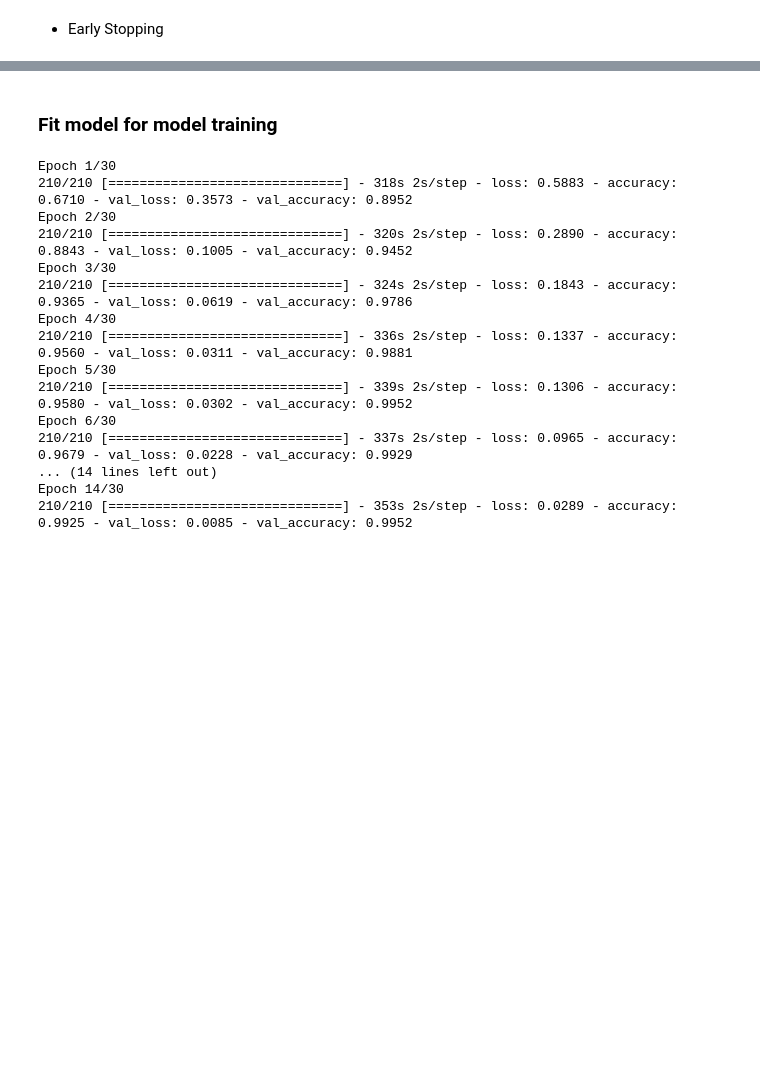
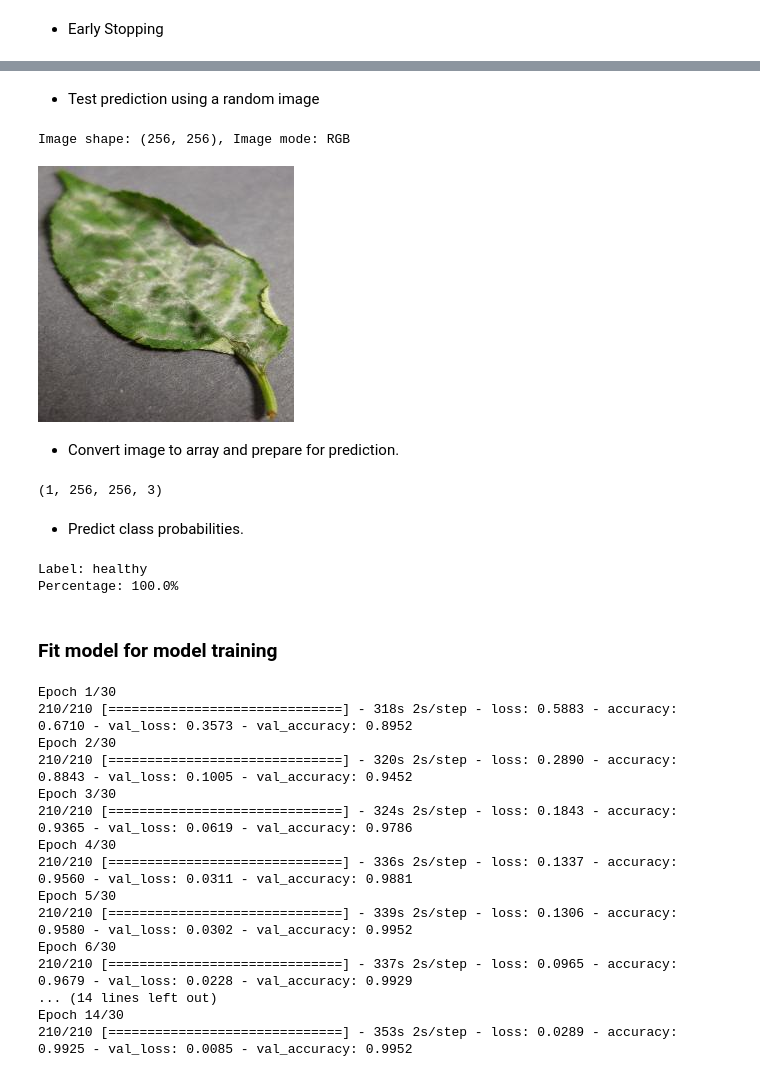
Before and after one commit to EMPZsolt/my-fifth-project, a Jupyter notebook: jupyter_notebooks/03 - Modelling and Evaluating.ipynb, the cells around one changed output, grey strips where cells are left out. Saved outputs shown, nothing was run; the diff lists cells and outputs as text; code cells hidden in the pictures; blank space fills up the shorter version.

```diff
--- a/jupyter_notebooks/03 - Modelling and Evaluating.ipynb
+++ b/jupyter_notebooks/03 - Modelling and Evaluating.ipynb
@@ -350,3 +596,50 @@ early_stop = EarlyStopping(monitor='val_loss',patience=2)
+# %% [markdown]
+* Test prediction using a random image
+# %%
+import random
+from tensorflow.keras.preprocessing import image
+
+pointer = 25
+label = labels[1] # select Healthy [0] or Infected [1]
+
+image_files = os.listdir(test_path + '/' + label)
+
+random_image_file = random.choice(image_files)
+
+pil_image = image.load_img(test_path + '/'+ label + '/'+ random_image_file,
+                          target_size=image_shape, color_mode='rgb')
+
+print(f'Image shape: {pil_image.size}, Image mode: {pil_image.mode}')
+pil_image
+# %% [output]
+Image shape: (256, 256), Image mode: RGB
+[figure, added]
+# %% [markdown]
+* Convert image to array and prepare for prediction.
+# %%
+my_image = image.img_to_array(pil_image)
+my_image = np.expand_dims(my_image, axis=0)/255
+print(my_image.shape)
+# %% [output]
+(1, 256, 256, 3)
+# %% [markdown]
+* Predict class probabilities.
+# %%
+pred_proba = model.predict(my_image)[0,0]
+
+target_map = {v: k for k, v in train_set.class_indices.items()}
+pred_class =  target_map[pred_proba > 0.5]
+
+if pred_class == target_map[0]:
+    pred_proba = 1 - pred_proba
+
+pred_percentage = round(pred_proba * 100, 2)
+
+print(f"Label: {pred_class}")
+print(f"Percentage: {pred_percentage}%")
+# %% [output]
+Label: healthy
+Percentage: 100.0%
 # %% [markdown]
 ### Fit model for model training
 # %%
```
Also changed, not shown: parts of 45 cells of this notebook, 31 other files.
